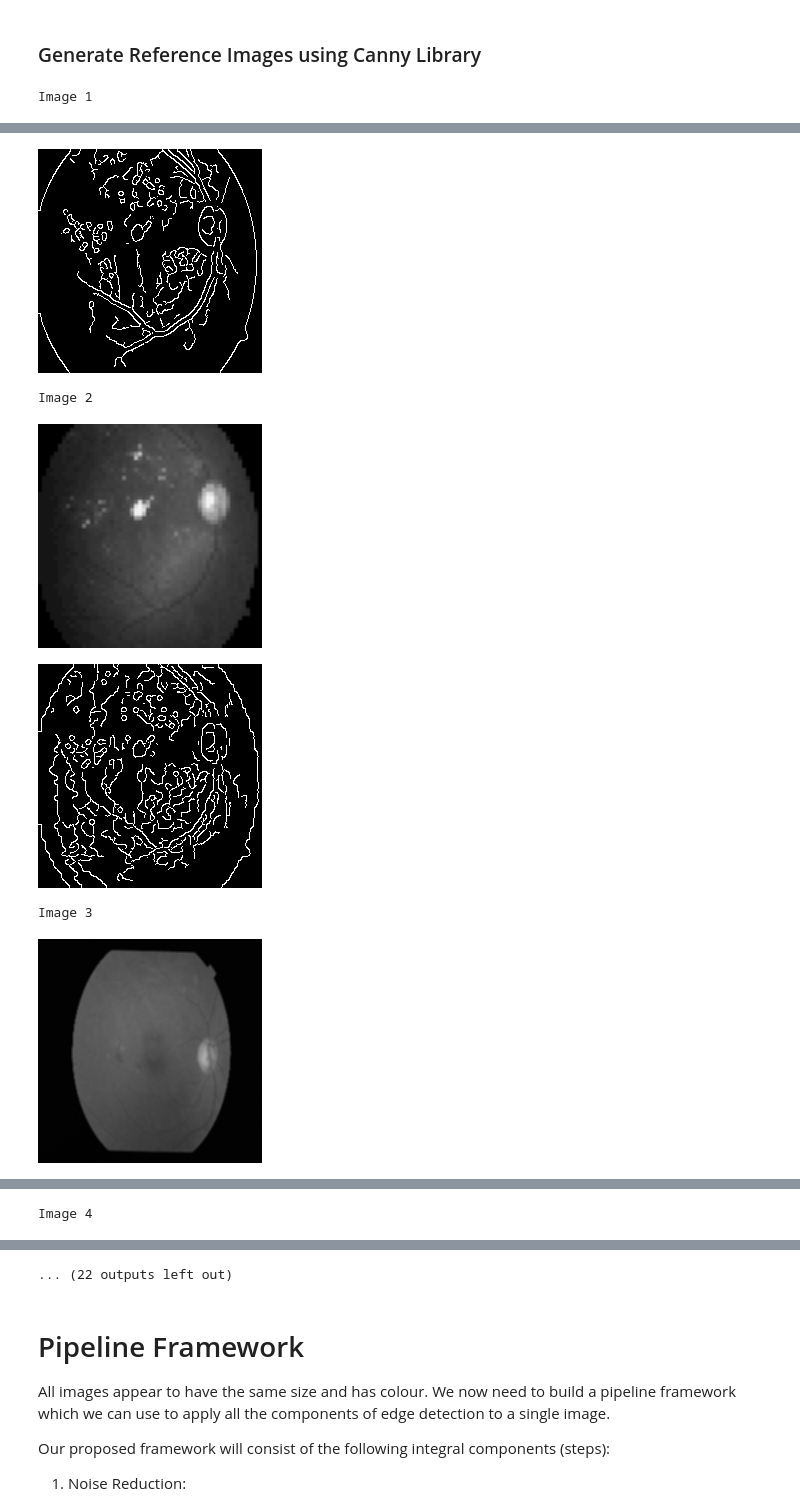
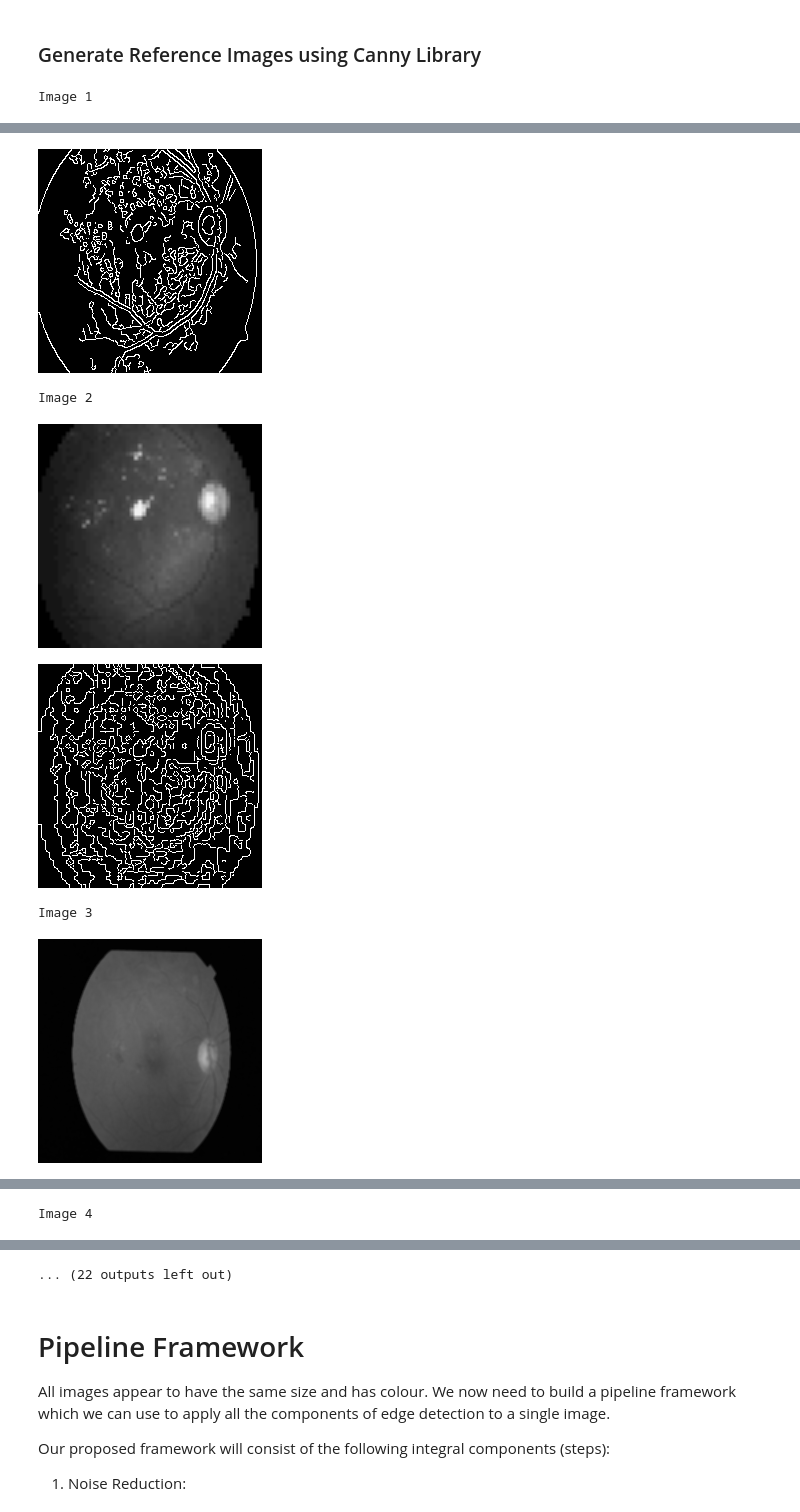
Before and after one commit to JsteReubsSoftware/COS791-Assignment1, a Jupyter notebook: u21457060_COS791_A1.ipynb, the cells around one changed output, grey strips where cells are left out. Saved outputs shown, nothing was run; the diff lists cells and outputs as text; code cells hidden in the pictures.

```diff
--- a/u21457060_COS791_A1.ipynb
+++ b/u21457060_COS791_A1.ipynb
@@ -127,31 +127,29 @@ gray_images = images
 # %%
 canny_ref_imgs = []
 # Defining all the parameters
 t_lower = 100 # Lower Threshold
 t_upper = 200 # Upper threshold
 aperture_size = 5 # Aperture size
 L2Gradient = True # Boolean
 
 for i, img in enumerate(gray_images):
-    blurred_image = cv2.GaussianBlur(img, (5, 5), 1.4)
     # Apply Canny edge detector
-    edges = cv2.Canny(blurred_image, t_lower, t_upper, apertureSize = aperture_size, L2gradient = L2Gradient)
-    # edges = cv2.Canny(img, t_lower, t_upper, apertureSize = aperture_size, L2gradient = L2Gradient )
+    edges = cv2.Canny(img, t_lower, t_upper, apertureSize = aperture_size, L2gradient = L2Gradient )
     canny_ref_imgs.append(edges)
     print(f'Image {i+1}')
     cv2_imshow(img)
     cv2_imshow(edges)
 
 # print shape of images
 for i, img in enumerate(canny_ref_imgs):
   print(f'Image {i+1}')
   print(img.shape)
 # %% [output]
 Image 1
 [figure]
-[figure, old version]
+[figure, new version]
 Image 2
 [figure]
-[figure, old version]
+[figure, new version]
 Image 3
 [figure]
```
Also changed, not shown: parts of 22 cells of this notebook.
